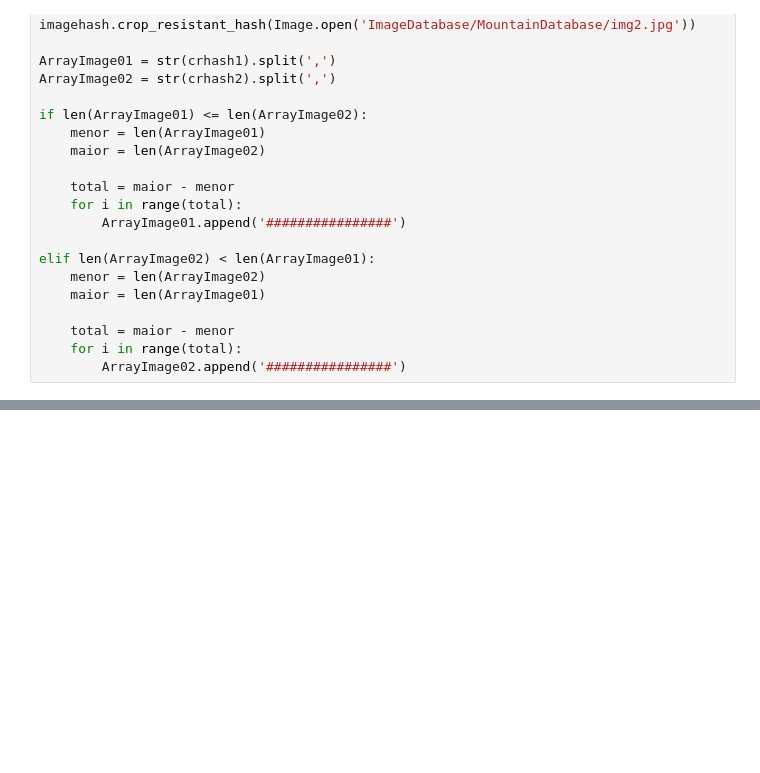
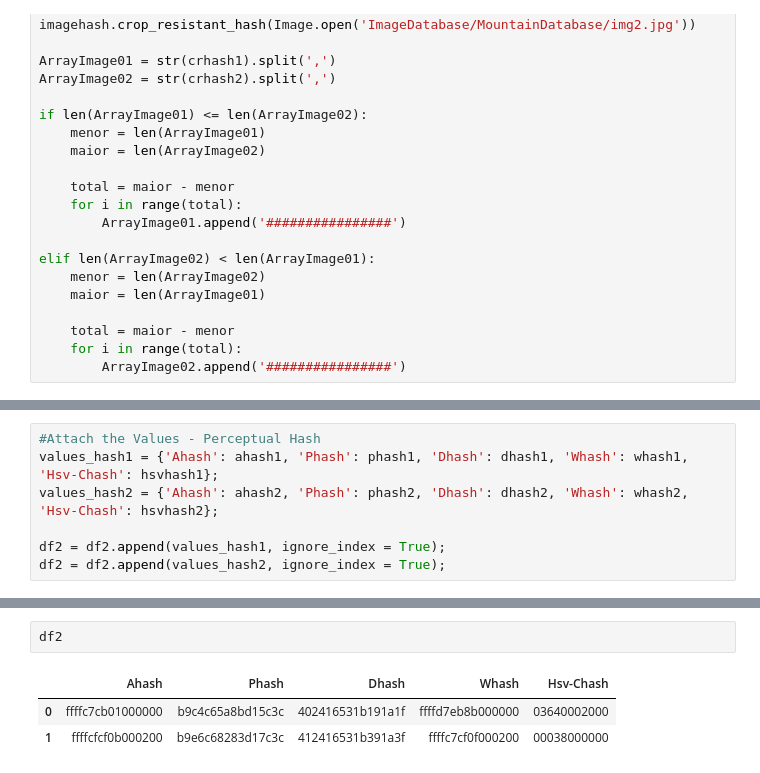
Before and after one commit to jrafa1607/Evaluation-of-Perceptual-Hash-Algorithms, a Jupyter notebook: Perceptual Hashing Evaluation.ipynb, the cells around one changed output, grey strips where cells are left out. Saved outputs shown, nothing was run; the diff lists cells and outputs as text; blank space fills up the shorter version.

```diff
--- a/Perceptual Hashing Evaluation.ipynb
+++ b/Perceptual Hashing Evaluation.ipynb
@@ -256,0 +219,7 @@ Dividido por 6: 15.166666666666666
+# %%
+#Attach the Values - Perceptual Hash
+values_hash1 = {'Ahash': ahash1, 'Phash': phash1, 'Dhash': dhash1, 'Whash': whash1, 'Hsv-Chash': hsvhash1};
+values_hash2 = {'Ahash': ahash2, 'Phash': phash2, 'Dhash': dhash2, 'Whash': whash2, 'Hsv-Chash': hsvhash2};
+
+df2 = df2.append(values_hash1, ignore_index = True);
+df2 = df2.append(values_hash2, ignore_index = True);
@@ -256,0 +251,6 @@ Dividido por 6: 15.166666666666666
+# %%
+df2
+# %% [output]
+|  | Ahash | Phash | Dhash | Whash | Hsv-Chash |
+| 0 | ffffc7cb01000000 | b9c4c65a8bd15c3c | 402416531b191a1f | ffffd7eb8b000000 | 03640002000 |
+| 1 | ffffcfcf0b000200 | b9e6c68283d17c3c | 412416531b391a3f | ffffc7cf0f000200 | 00038000000 |
```
Also changed, not shown: parts of 38 cells of this notebook, 7 other files.
